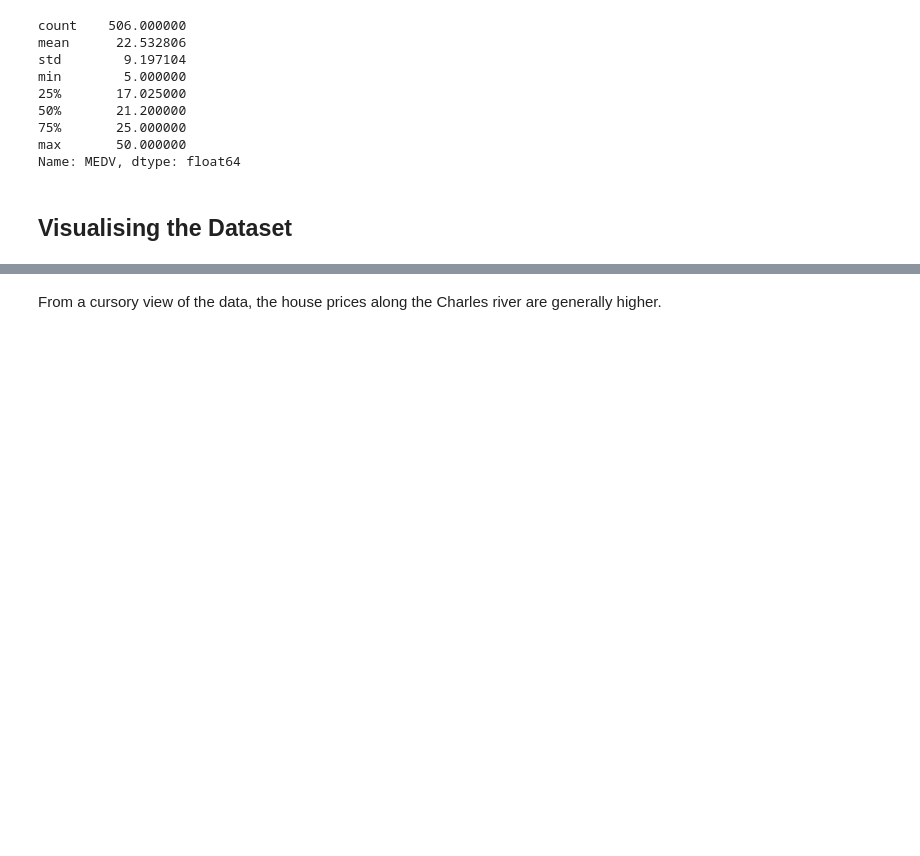
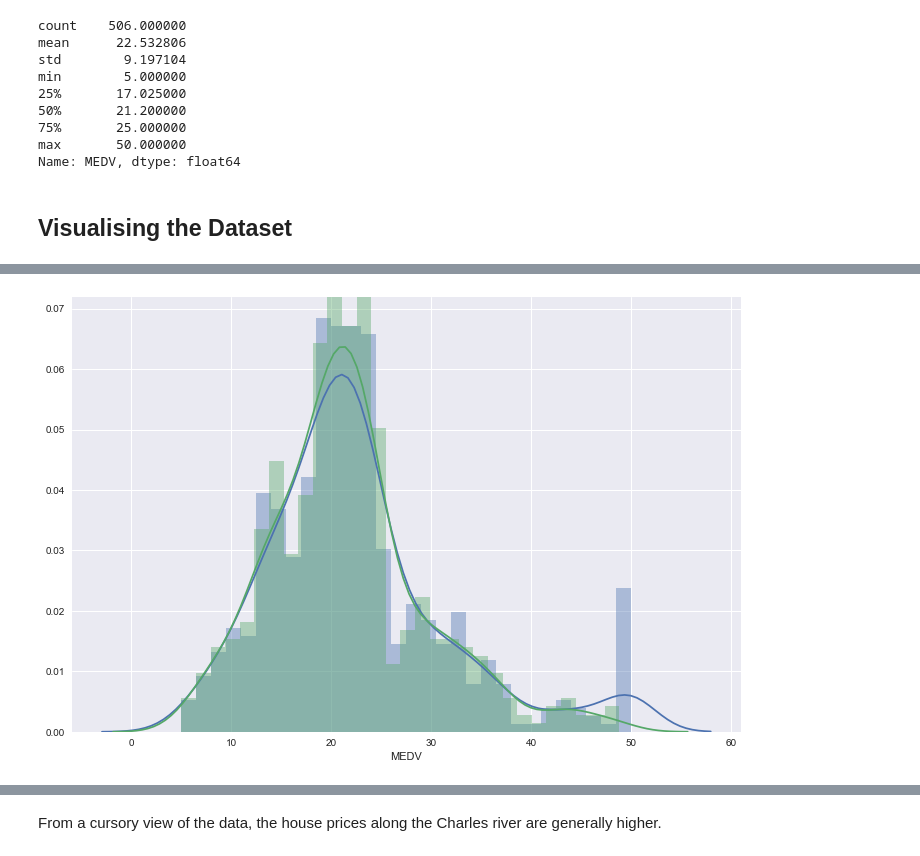
Before and after one commit to JohnONeillGMIT/MLandStatistics, a Jupyter notebook: Boston House Prices.ipynb, the cells around one changed output, grey strips where cells are left out. Saved outputs shown, nothing was run; the diff lists cells and outputs as text; code cells hidden in the pictures; blank space fills up the shorter version.

```diff
--- a/Boston House Prices.ipynb
+++ b/Boston House Prices.ipynb
@@ -139,0 +135,11 @@ draw_plots(df,df.columns,5,3)
+# %%
+# the dataframe with 16 outlier MEDV (price) values excluded
+df2 = (df[df.MEDV != 50])
+# %%
+# Just to show a comparison of the means etc. when the oultier Prices are ommitted and their relative impact..
+sns.set(rc={'figure.figsize':(12,8)})
+sns.distplot(df['MEDV'], bins=30)
+sns.distplot(df2['MEDV'], bins=30)
+plt.show();
+# %% [output]
+[figure, added]
```
Also changed, not shown: parts of 57 cells of this notebook.
